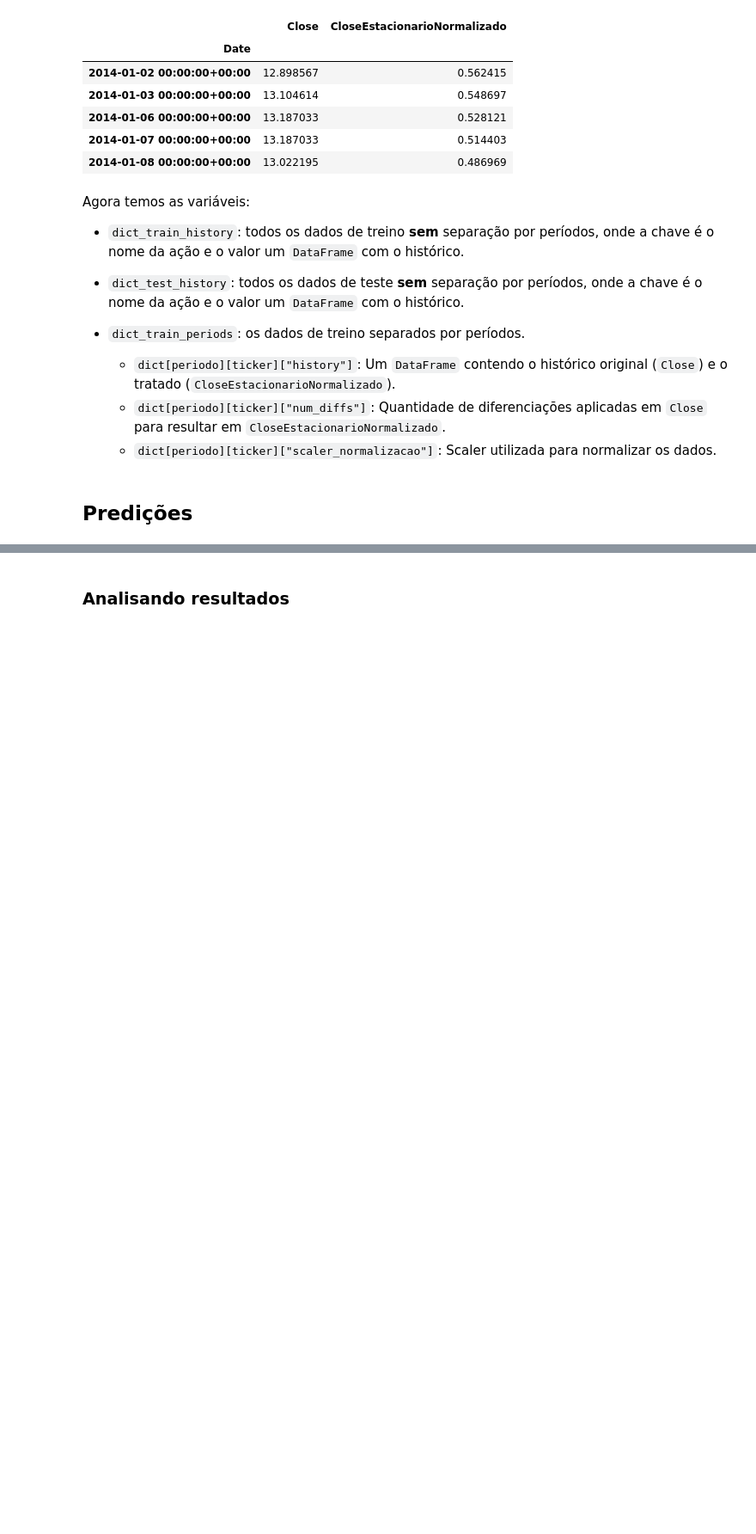
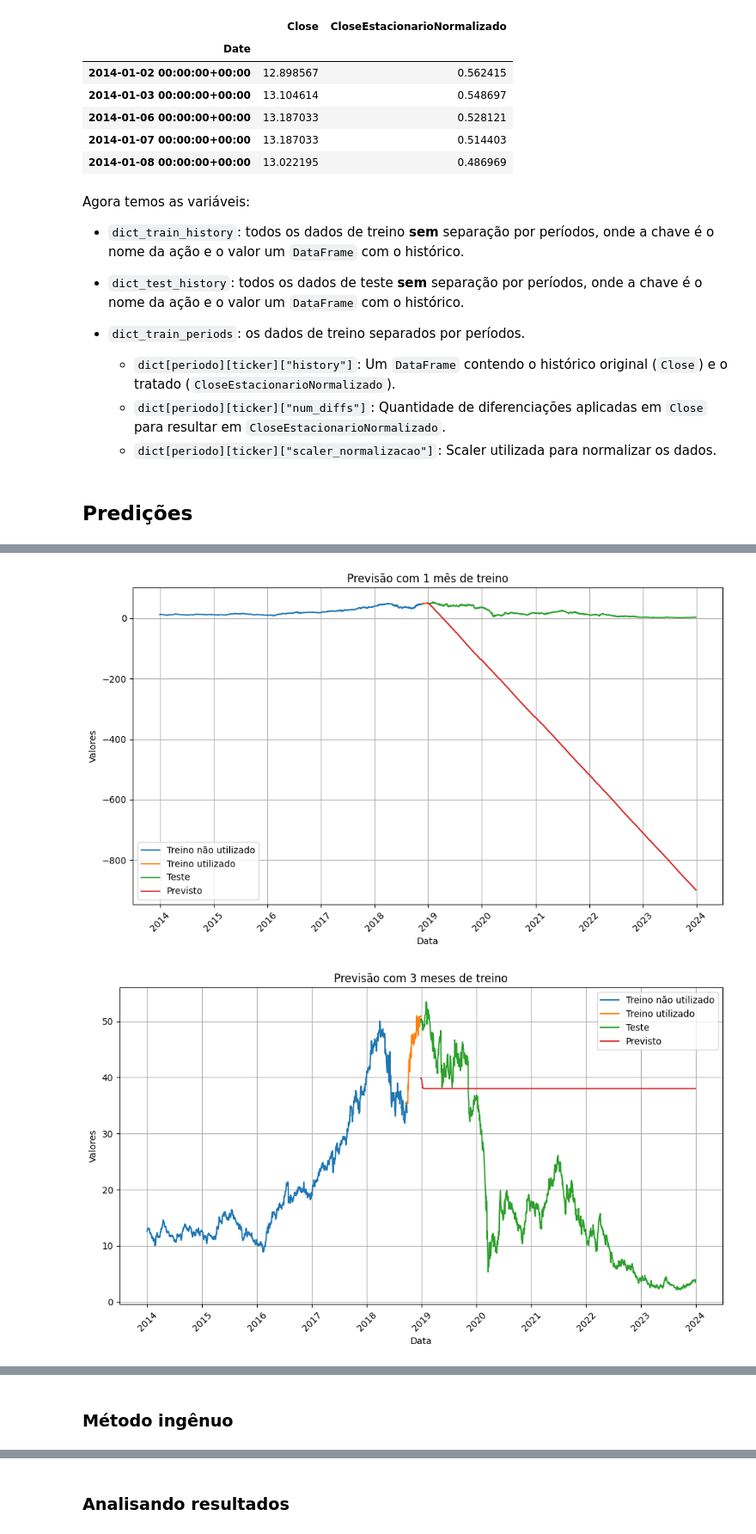
Before and after one commit to KayoRBC/TCC, a Jupyter notebook: notebook.ipynb, the cells around one changed output, grey strips where cells are left out. Shown at 86% size. Saved outputs shown, nothing was run; the diff lists cells and outputs as text; code cells hidden in the pictures; blank space fills up the shorter version.

```diff
--- a/notebook.ipynb
+++ b/notebook.ipynb
@@ -960,5 +674,0 @@ Total elapsed time: 00h 12m 21s
-# %%
-
-limiar = int(len(train) * 0.5)
-X_train, y_train = split_into_X_Y_lstm(train.iloc[:limiar], max_look_back)
-X_test, y_test = split_into_X_Y_lstm(train.iloc[limiar:], max_look_back)
@@ -981,0 +681,18 @@ plt.plot(dict_train_history["EMBR3.SA"]['Normalized_Stationary_Close'].index, di
+# %%
+def split_train_test_lstm(history: DataFrame, look_back, train_size):
+    history = pd.DataFrame(history["CloseEstacionarioNormalizado"])
+    for s in range(0, look_back):
+        history[f'shift_{s}'] = history["CloseEstacionarioNormalizado"].shift(s)
+    X_data = history.dropna().drop(['CloseEstacionarioNormalizado'], axis=1).iloc[:-look_back].reset_index(drop=True)
+    y_data = history.dropna()[['CloseEstacionarioNormalizado']].iloc[look_back:].reset_index()
+    index = int(round(len(X_data)*train_size))
+    X_train = X_data.iloc[:index,:]
+    X_test = X_data.iloc[index+1:,:]
+    y_train = y_data.iloc[:index,:]
+    y_test = y_data.iloc[index+1:,:]
+    return X_train,X_test,y_train,y_test
+
+X_train, X_test, y_train, y_test = split_train_test_lstm(history=get_first(dict_train_periods["5 anos"])["history"], look_back=max_look_back, train_size=0.70)
+
+display(X_train.head())
+display(y_train.head())
@@ -981,0 +881,5 @@ plt.plot(dict_train_history["EMBR3.SA"]['Normalized_Stationary_Close'].index, di
+# %%
+plot_first_ticker_model_results(dict_lstm_pred_results, dict_train_periods, dict_test_history, dict_train_history)
+# %% [output]
+[figure, added]
+[figure, added]
@@ -981,0 +890,2 @@ plt.plot(dict_train_history["EMBR3.SA"]['Normalized_Stationary_Close'].index, di
+# %% [markdown]
+### Método ingênuo
```
Also changed, not shown: parts of 36 cells of this notebook, 2 other files.
